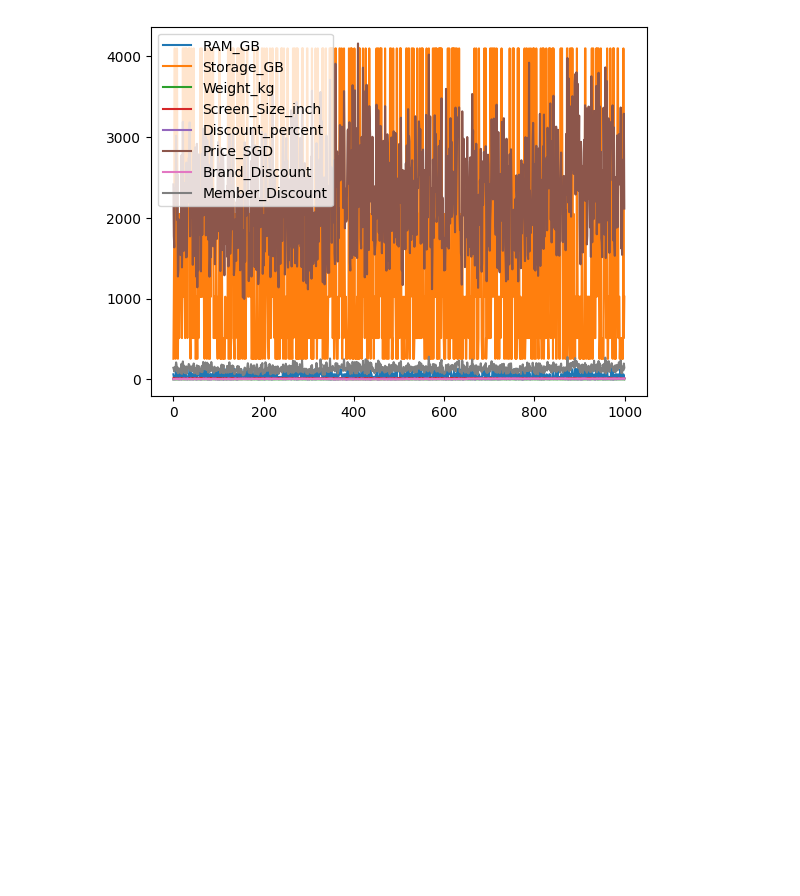
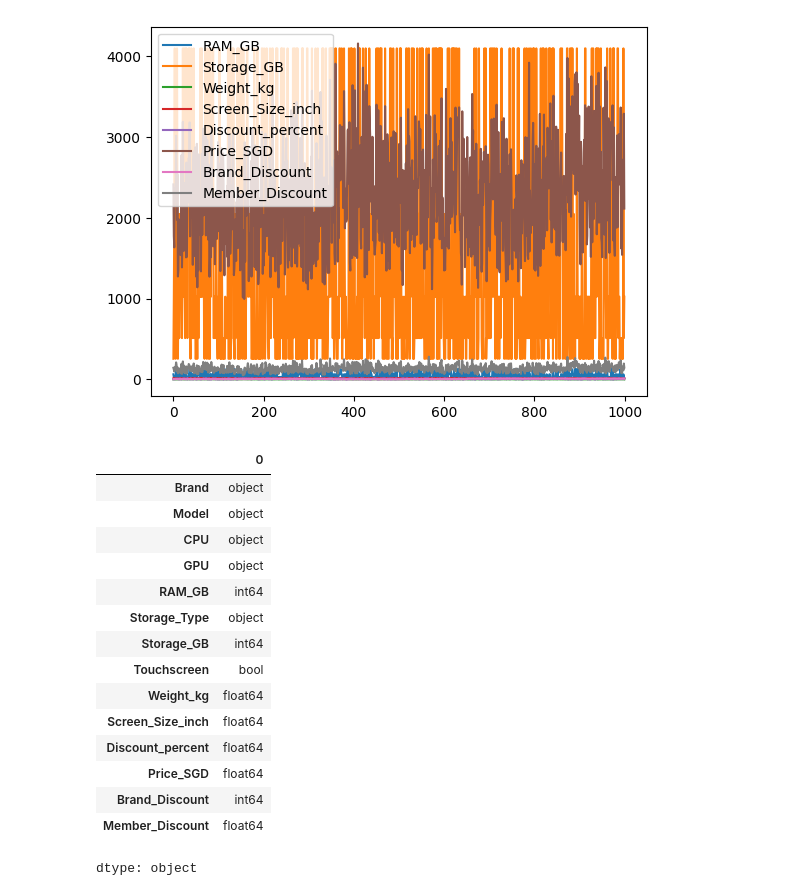
Before and after one commit to tpkeeyeerpa2024/ADALL_github, a Jupyter notebook: Main.ipynb, the cells around one changed output. Drawn from its saved outputs; the diff is of its cells as text; code cells hidden in the pictures; blank space fills up the shorter version.

```diff
--- a/Main.ipynb
+++ b/Main.ipynb
@@ -82,3 +82,23 @@ df.plot()
 plt.show()
 # %% [output]
 [figure]
+# %%
+# what are the data types of the variables?
+df.dtypes
+# %% [output]
+|  | 0 |
+| Brand | object |
+| Model | object |
+| CPU | object |
+| GPU | object |
+| RAM_GB | int64 |
+| Storage_Type | object |
+| Storage_GB | int64 |
+| Touchscreen | bool |
+| Weight_kg | float64 |
+| Screen_Size_inch | float64 |
+| Discount_percent | float64 |
+| Price_SGD | float64 |
+| Brand_Discount | int64 |
+| Member_Discount | float64 |
+dtype: object
```
